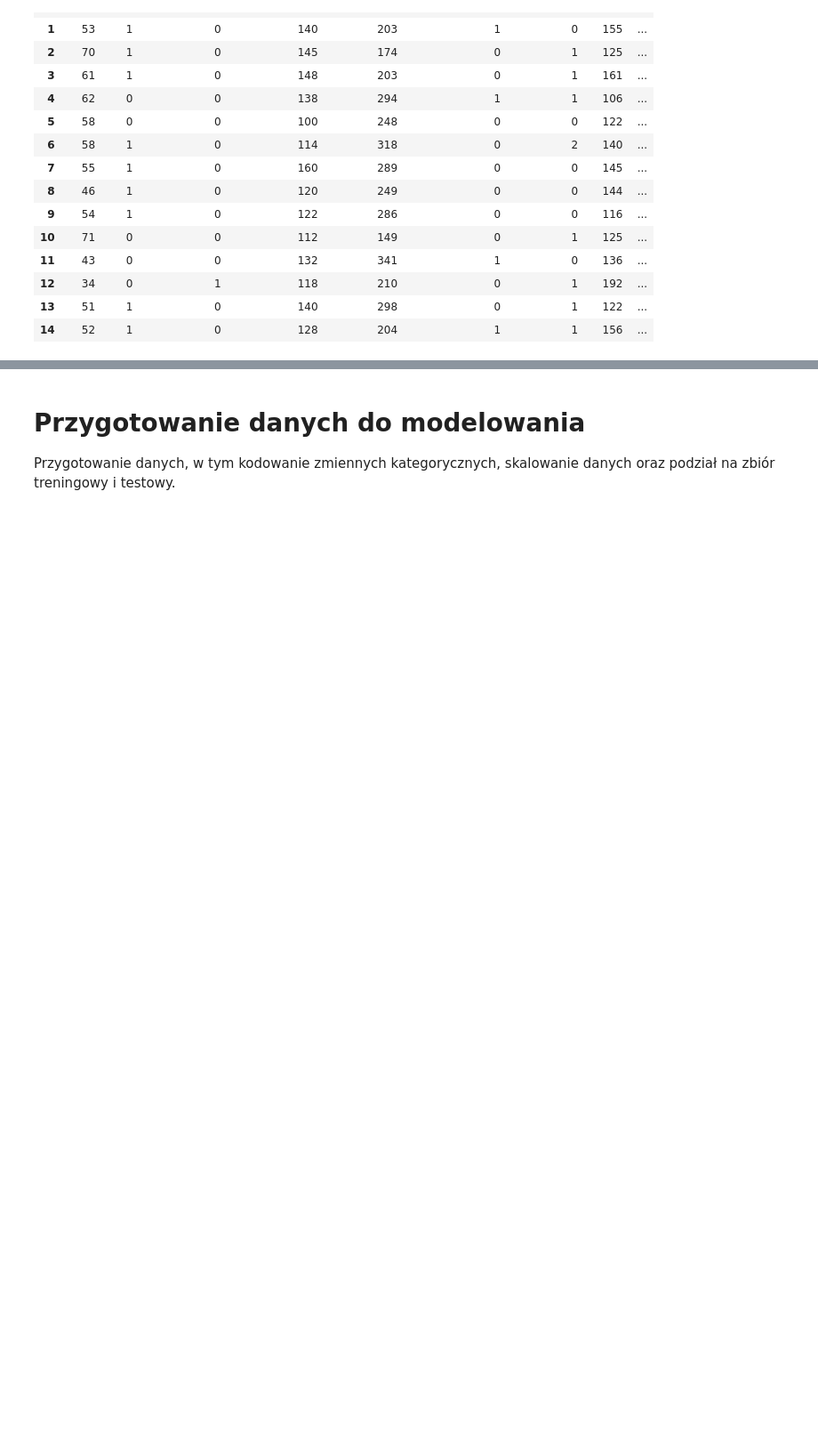
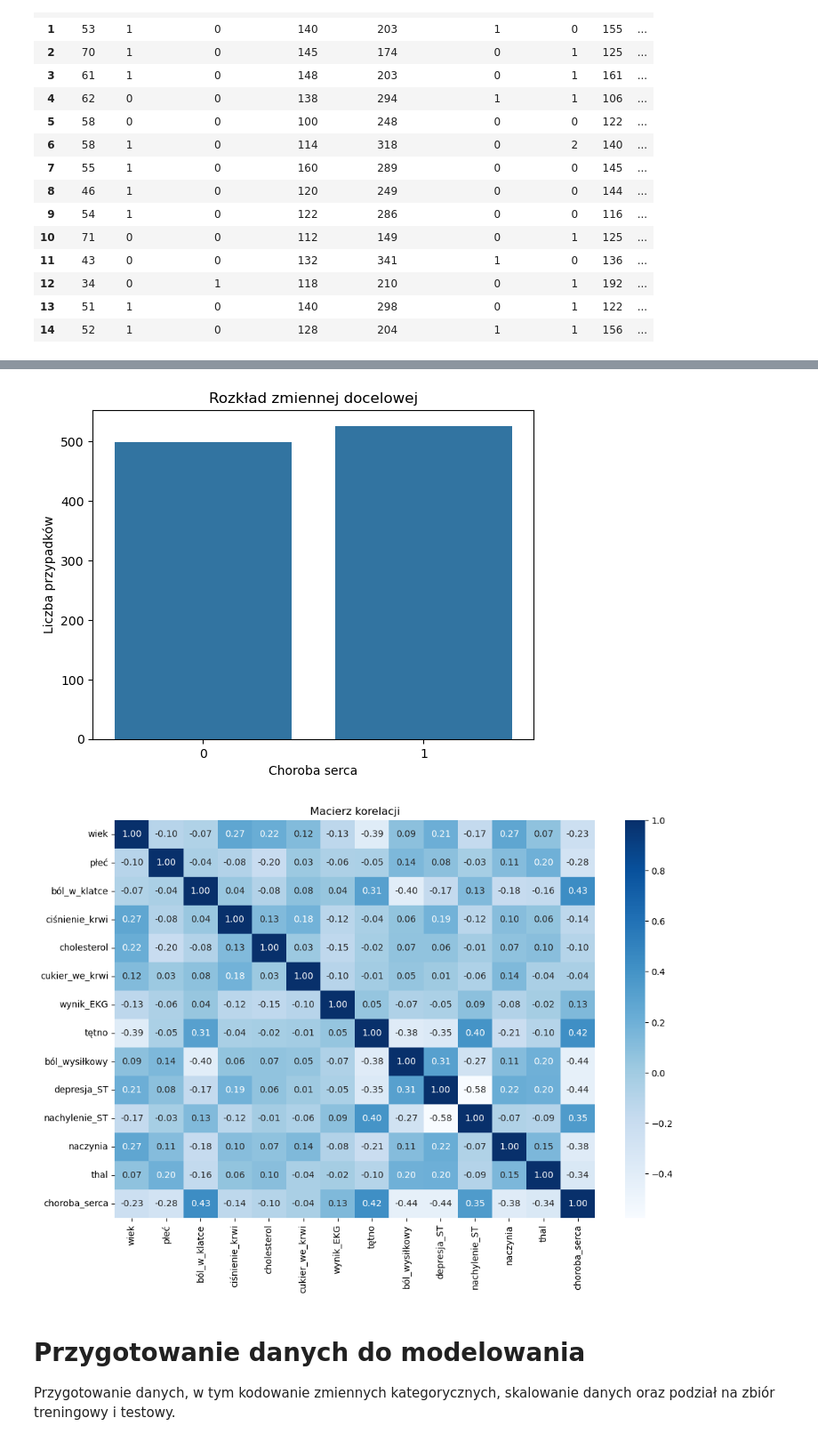
Before and after one commit to LiCHUTKO/heart-attack-analisys, a Jupyter notebook: notebook.ipynb, the cells around one changed output, grey strips where cells are left out. Shown: that part at 89% size. Drawn from its saved outputs; the diff is of its cells as text; code cells hidden in the pictures; blank space fills up the shorter version.

```diff
--- a/notebook.ipynb
+++ b/notebook.ipynb
@@ -185,3 +223,17 @@ target: Choroba serca (1 = obecna, 0 = nieobecna)
+# %%
+sns.countplot(x='choroba_serca', data=data)
+plt.title('Rozkład zmiennej docelowej')
+plt.xlabel('Choroba serca')
+plt.ylabel('Liczba przypadków')
+plt.show()
+
+plt.figure(figsize=(12, 8))
+sns.heatmap(data.corr(), annot=True, fmt='.2f', cmap='Blues')
+plt.title('Macierz korelacji')
+plt.show()
+# %% [output]
+[figure, added]
+[figure, added]
 # %% [markdown]
 # Przygotowanie danych do modelowania
 Przygotowanie danych, w tym kodowanie zmiennych kategorycznych, skalowanie danych oraz podział na zbiór treningowy i testowy.
```
Also changed, not shown: parts of 9 cells of this notebook.
